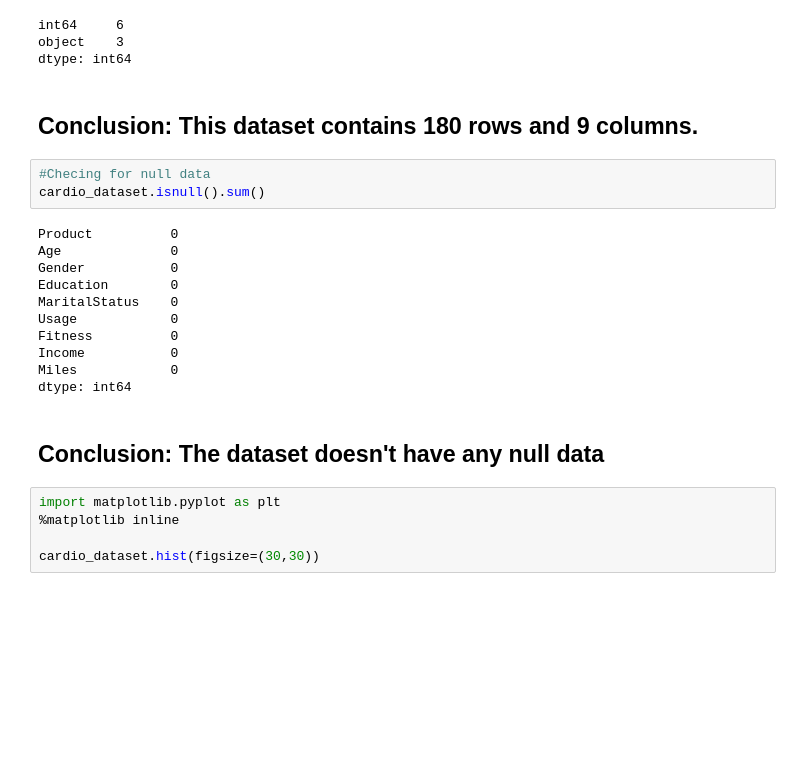
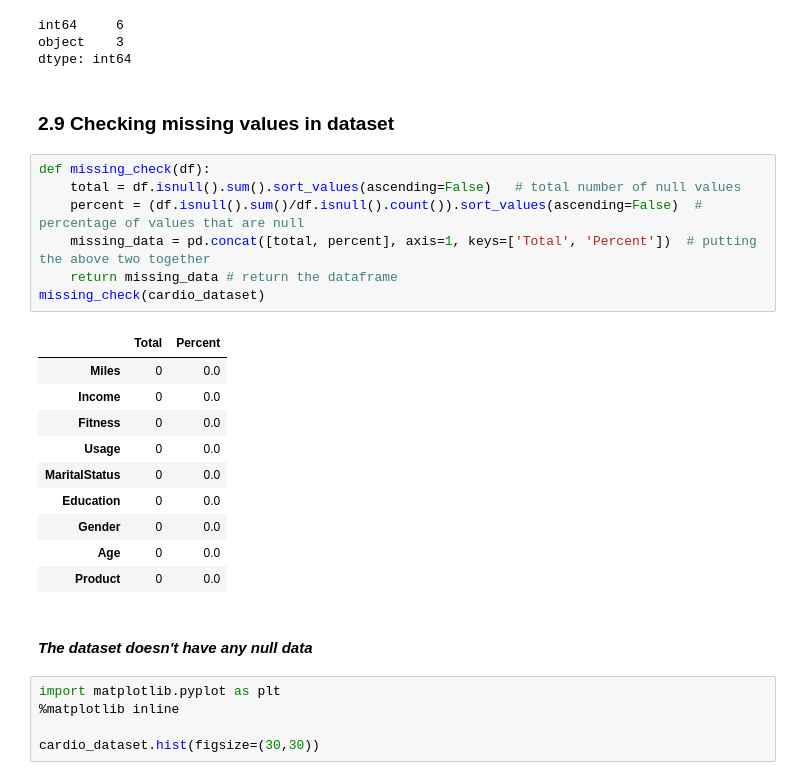
Before and after one commit to sirhomersimpson/pgp-aiml, a Jupyter notebook: fundamentals_aiml/cardio_good_fitness_project.ipynb, the cells around one changed output. Cells and saved outputs as stored; diff of their text form; blank space fills up the shorter version.

```diff
--- a/fundamentals_aiml/cardio_good_fitness_project.ipynb
+++ b/fundamentals_aiml/cardio_good_fitness_project.ipynb
@@ -147,24 +147,28 @@ cardio_dataset.dtypes.value_counts()
 int64     6
 object    3
 dtype: int64
-# %% [markdown]
-## Conclusion: This dataset contains 180 rows and 9 columns.
-# %%
-#Checing for null data
-cardio_dataset.isnull().sum()
-# %% [output]
-Product          0
-Age              0
-Gender           0
-Education        0
-MaritalStatus    0
-Usage            0
-Fitness          0
-Income           0
-Miles            0
-dtype: int64
+# %% [markdown]
+### 2.9 Checking missing values in dataset
+# %%
+def missing_check(df):
+    total = df.isnull().sum().sort_values(ascending=False)   # total number of null values
+    percent = (df.isnull().sum()/df.isnull().count()).sort_values(ascending=False)  # percentage of values that are null
+    missing_data = pd.concat([total, percent], axis=1, keys=['Total', 'Percent'])  # putting the above two together
+    return missing_data # return the dataframe
+missing_check(cardio_dataset)
+# %% [output]
+|  | Total | Percent |
+| Miles | 0 | 0.0 |
+| Income | 0 | 0.0 |
+| Fitness | 0 | 0.0 |
+| Usage | 0 | 0.0 |
+| MaritalStatus | 0 | 0.0 |
+| Education | 0 | 0.0 |
+| Gender | 0 | 0.0 |
+| Age | 0 | 0.0 |
+| Product | 0 | 0.0 |
 # %% [markdown]
-## Conclusion: The dataset doesn't have any null data
+#### *The dataset doesn't have any null data*
 # %%
 import matplotlib.pyplot as plt
 %matplotlib inline
```
